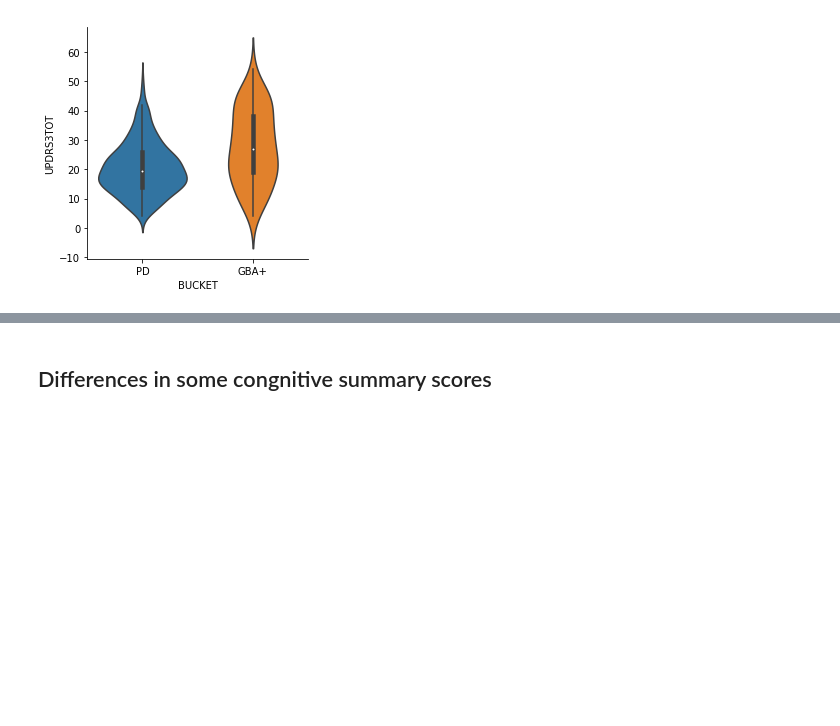
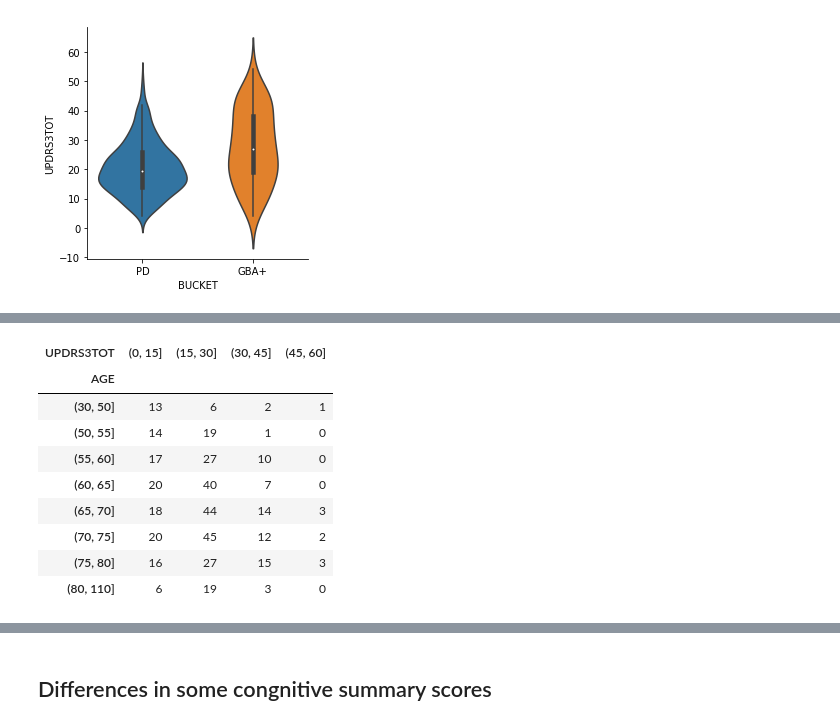
Before and after one commit to sameerd/ppmi, a Jupyter notebook: scripts/python/test_GBA.ipynb, the cells around one changed output, grey strips where cells are left out. Cells and saved outputs as stored; diff of their text form; code cells hidden in the pictures; blank space fills up the shorter version.

```diff
--- a/scripts/python/test_GBA.ipynb
+++ b/scripts/python/test_GBA.ipynb
@@ -146,0 +155,21 @@ For gender 2.0 is males and 1.0 / 0.0 are women. The two categories of women hav
+# %%
+df_cat = pd.DataFrame(df_pop.GENDER.astype("category"))
+df_cat['AGE'] = pd.cut(df_pop.AGE, bins=[30,50,55,60,65,70,75,80,110])
+df_cat['UPDRS3TOT'] = pd.cut(df_pop.UPDRS3TOT, bins=list(range(0, 70, 15)))
+df_cat['BUCKET'] = df_pop['BUCKET'].copy()
+
+# df_cat are all the categorical variables on which we are matching
+df_cat.head()
+
+pd.crosstab(df_cat.AGE, df_cat.UPDRS3TOT, dropna=False)
+# %% [output]
+| UPDRS3TOT | (0, 15] | (15, 30] | (30, 45] | (45, 60] |
+| AGE |  |  |  |  |
+| (30, 50] | 13 | 6 | 2 | 1 |
+| (50, 55] | 14 | 19 | 1 | 0 |
+| (55, 60] | 17 | 27 | 10 | 0 |
+| (60, 65] | 20 | 40 | 7 | 0 |
+| (65, 70] | 18 | 44 | 14 | 3 |
+| (70, 75] | 20 | 45 | 12 | 2 |
+| (75, 80] | 16 | 27 | 15 | 3 |
+| (80, 110] | 6 | 19 | 3 | 0 |
```
Also changed, not shown: parts of 12 cells of this notebook, 1 other file.
